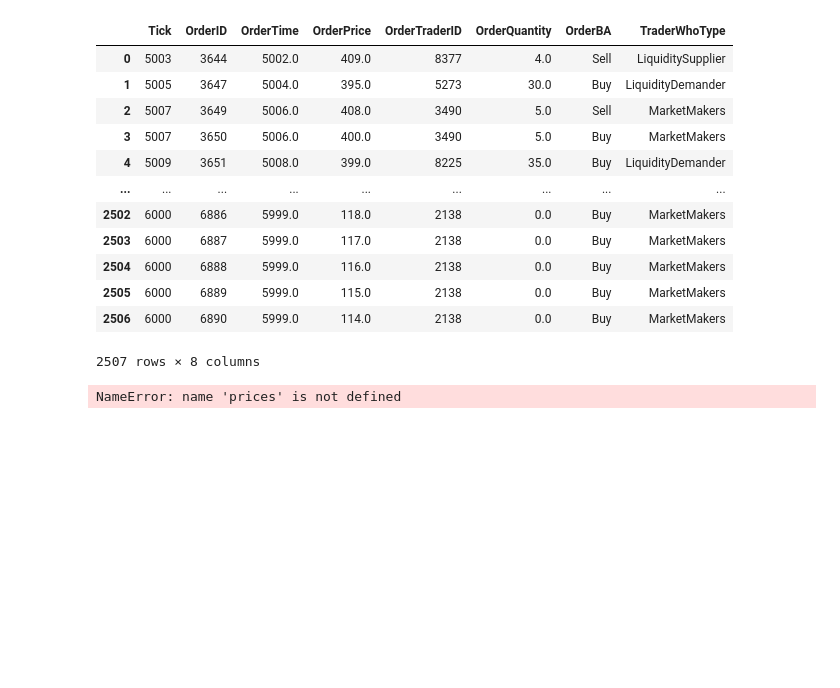
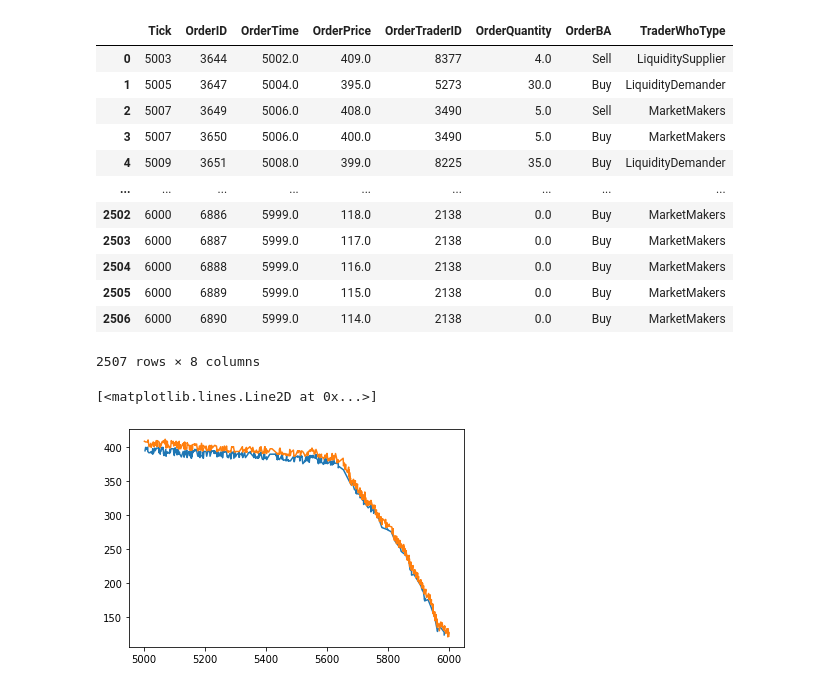
Before and after one commit to sbenthall/SHARKFin, a Jupyter notebook: HARK/Macro-Micro Foundations Demo Code.ipynb, the cells around one changed output. Saved outputs shown, nothing was run; the diff lists cells and outputs as text; code cells hidden in the pictures; blank space fills up the shorter version.

```diff
--- a/HARK/Macro-Micro Foundations Demo Code.ipynb
+++ b/HARK/Macro-Micro Foundations Demo Code.ipynb
@@ -272,3 +342,13 @@ orders
 | 2505 | 6000 | 6889 | 5999.0 | 115.0 | 2138 | 0.0 | Buy | MarketMakers |
 | 2506 | 6000 | 6890 | 5999.0 | 114.0 | 2138 | 0.0 | Buy | MarketMakers |
 2507 rows × 8 columns
+# %%
+buys = orders[(orders['OrderBA'] == "Buy") & (orders['OrderQuantity'] > 0)]
+sells = orders[(orders['OrderBA'] == "Sell") & (orders['OrderQuantity'] > 0)]
+
+
+plt.plot(buys['Tick'], buys['OrderPrice'])
+plt.plot(sells['Tick'], sells['OrderPrice'])
+# %% [output]
+[<matplotlib.lines.Line2D at 0x...>]
+[figure, added]
@@ -275,4 +359,2 @@ orders
 # %%
-hpa.risky_expectations(prices)
+hpa.risky_expectations(orders)
-# %% [output]
-NameError: name 'prices' is not defined
```
Also changed, not shown: parts of 19 cells of this notebook, 1 other file.
